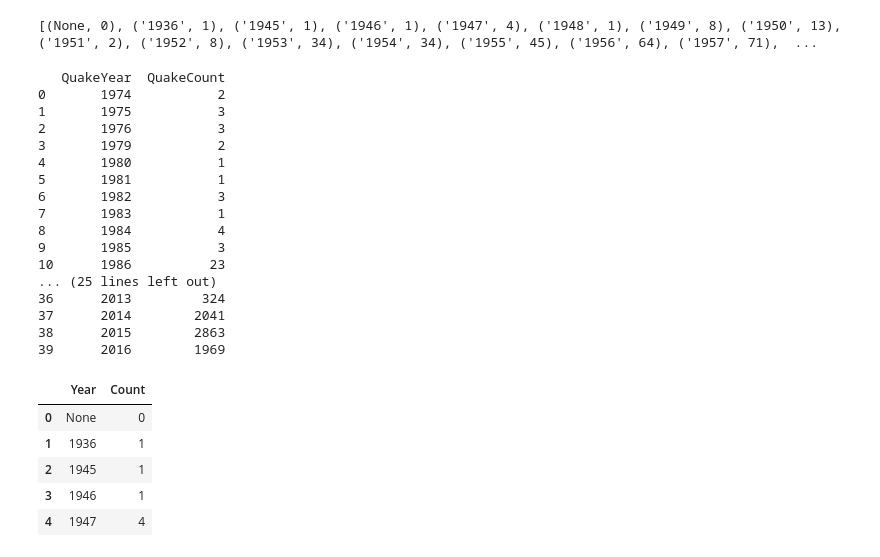
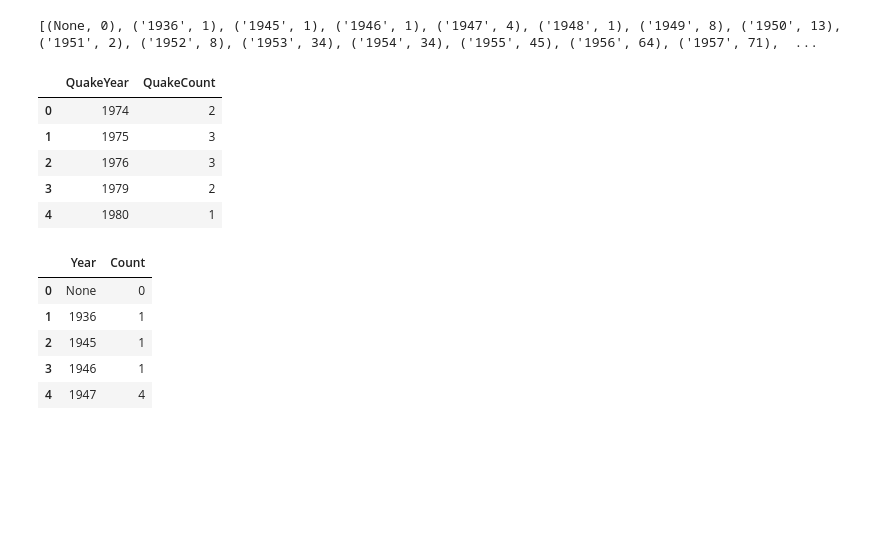
Before and after one commit to jeanettie/Python4Data, a Jupyter notebook: InjectionWells.ipynb, the cells around one changed output. Saved outputs shown, nothing was run; the diff lists cells and outputs as text; code cells hidden in the pictures; blank space fills up the shorter version.

```diff
--- a/InjectionWells.ipynb
+++ b/InjectionWells.ipynb
@@ -177,28 +187,17 @@ print(year_count)
 # %%
 #turning quake year count list into dataframe and changing the column names and testing it worked correctly
 
 df2 = pd.DataFrame(quake_year_count)
 df2.columns = ['QuakeYear', 'QuakeCount']
 
-print(df2)
+df2.head()
 # %% [output]
-   QuakeYear  QuakeCount
-0       1974           2
-1       1975           3
-2       1976           3
-3       1979           2
-4       1980           1
-5       1981           1
-6       1982           3
-7       1983           1
-8       1984           4
-9       1985           3
-10      1986          23
-... (25 lines left out)
-36      2013         324
-37      2014        2041
-38      2015        2863
-39      2016        1969
+|  | QuakeYear | QuakeCount |
+| 0 | 1974 | 2 |
+| 1 | 1975 | 3 |
+| 2 | 1976 | 3 |
+| 3 | 1979 | 2 |
+| 4 | 1980 | 1 |
 # %%
 #turning year count list into dataframe and changing the column names and testing it worked correctly
 
```
Also changed, not shown: parts of 4 cells of this notebook.
